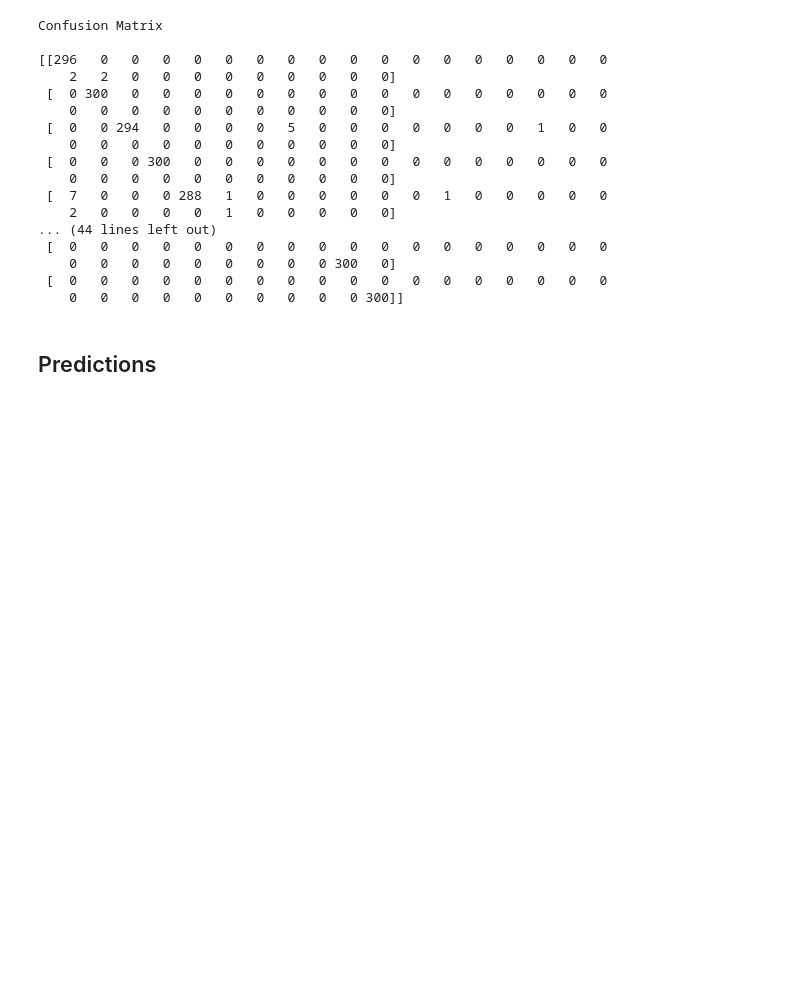
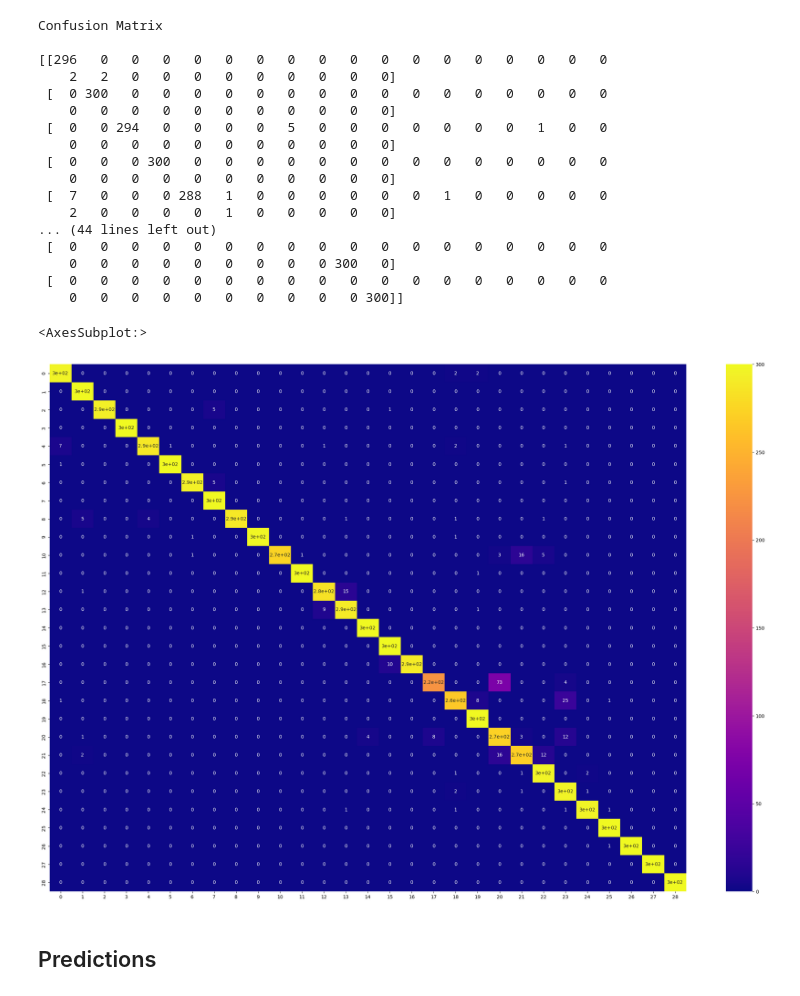
Before and after one commit to seriamedard/american_sign_language_recognition, a Jupyter notebook: ASL_dev_local_50e.ipynb, the cells around one changed output. Cells and saved outputs as stored; diff of their text form; code cells hidden in the pictures; blank space fills up the shorter version.

```diff
--- a/ASL_dev_local_50e.ipynb
+++ b/ASL_dev_local_50e.ipynb
@@ -623,7 +560,7 @@ plt.title('Training and validation loss')
 Text(0.5, 1.0, 'Training and validation loss')
 [figure]
 # %%
-predictions_ = model.predict(holdout_generator, verbose=1)
+predictions_ = model_tl.predict(holdout_generator, verbose=1)
 # Get most likely class
 predicted_classes = np.argmax(predictions_, axis=-1)
 predictions_ = np.argmax(predictions_, axis=-1) #multiple categories
@@ -687,6 +624,12 @@ Confusion Matrix
     0   0   0   0   0   0   0   0   0 300   0]
  [  0   0   0   0   0   0   0   0   0   0   0   0   0   0   0   0   0   0
     0   0   0   0   0   0   0   0   0   0 300]]
+# %%
+plt.figure(figsize=(30, 20))
+sns.heatmap(confusion, cmap="plasma", annot=True)
+# %% [output]
+<AxesSubplot:>
+[figure, added]
 # %% [markdown]
 ## Predictions
 # %%
```
Also changed, not shown: parts of 10 cells of this notebook.
